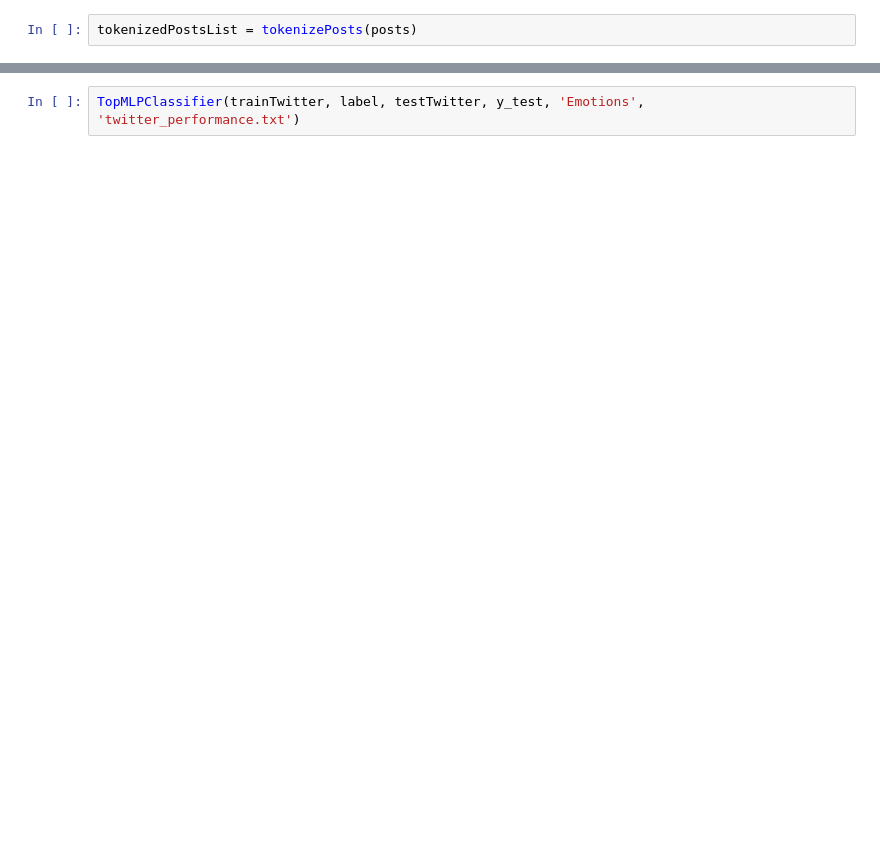
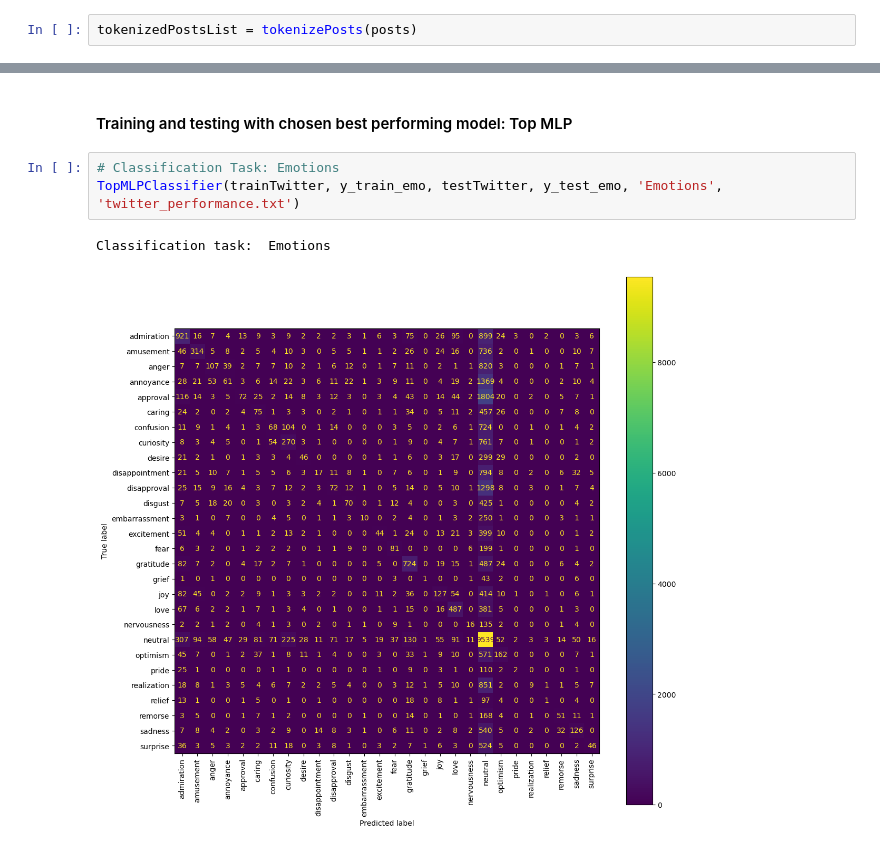
Before and after one commit to lisa7012/Comp472-MiniProject_1, a Jupyter notebook: Task3.ipynb, the cells around one changed output, grey strips where cells are left out. Saved outputs shown, nothing was run; the diff lists cells and outputs as text; blank space fills up the shorter version.

```diff
--- a/Task3.ipynb
+++ b/Task3.ipynb
@@ -209,3 +256,9 @@ testTwitter = computeAvgPostEmbedding(twitterEmbeddings, x_test)
+# %% [markdown]
+#### Training and testing with chosen best performing model: Top MLP
 # %%
-TopMLPClassifier(trainTwitter, label, testTwitter, y_test, 'Emotions', 'twitter_performance.txt')
+# Classification Task: Emotions
+TopMLPClassifier(trainTwitter, y_train_emo, testTwitter, y_test_emo, 'Emotions', 'twitter_performance.txt')
+# %% [output]
+Classification task:  Emotions
+[figure, added]
 # %%
```
Also changed, not shown: parts of 55 cells of this notebook, 6 other files.
